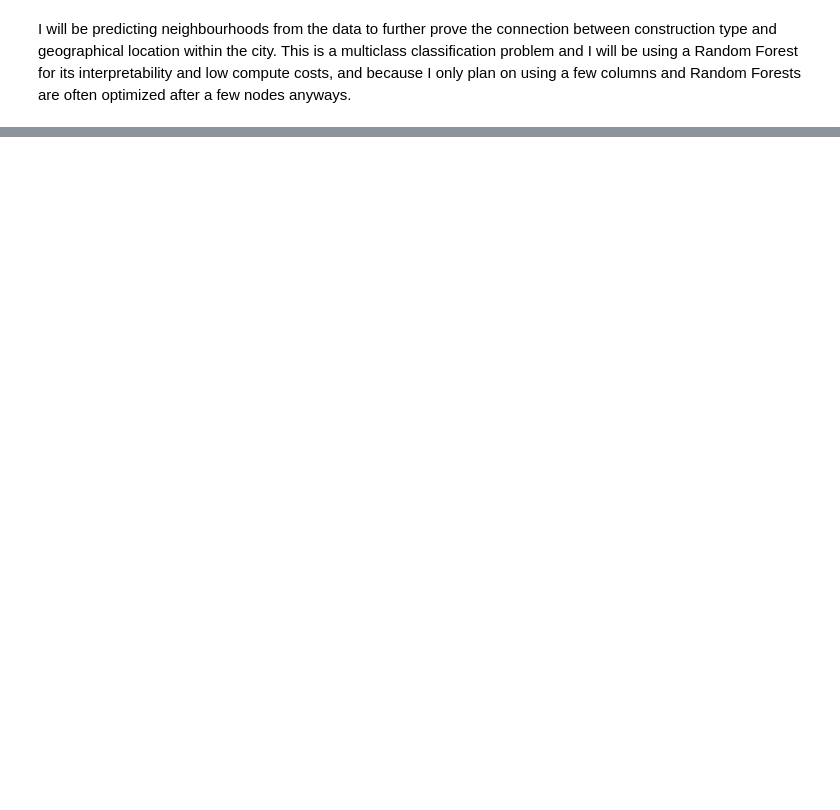
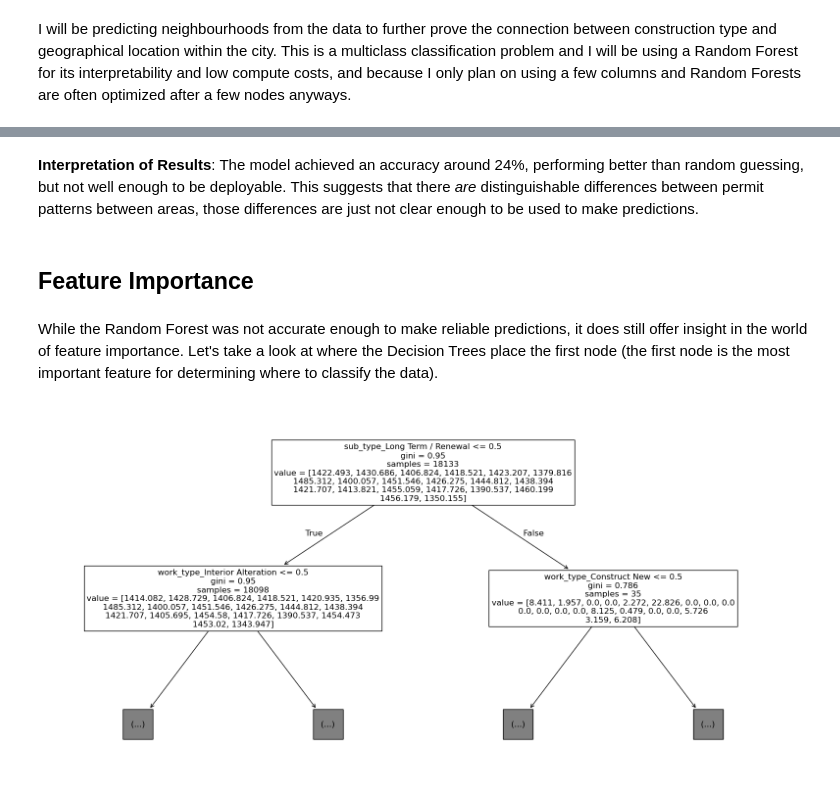
Before and after one commit to AylieNagler/City-Sprawl-Analysis.Building-Permits, a Jupyter notebook: notebooks/visual_analysis.ipynb, the cells around one changed output, grey strips where cells are left out. Cells and saved outputs as stored; diff of their text form; code cells hidden in the pictures; blank space fills up the shorter version.

```diff
--- a/notebooks/visual_analysis.ipynb
+++ b/notebooks/visual_analysis.ipynb
@@ -140,0 +149,11 @@ models, train_accuracy, test_accuracy = rf(df, 3, 5, 100)
+# %% [markdown]
+**Interpretation of Results**: The model achieved an accuracy around 24%, performing better than random guessing, but not well enough to be deployable. This suggests that there *are* distinguishable differences between permit patterns between areas, those differences are just not clear enough to be used to make predictions.
+# %% [markdown]
+## Feature Importance
+# %% [markdown]
+While the Random Forest was not accurate enough to make reliable predictions, it does still offer insight in the world of feature importance. Let's take a look at where the Decision Trees place the first node (the first node is the most important feature for determining where to classify the data).
+# %%
+# Show top nodes in the first decision tree in the random forest
+show_tree(df, 5, 100)
+# %% [output]
+[figure, added]
```
Also changed, not shown: parts of 7 cells of this notebook.
